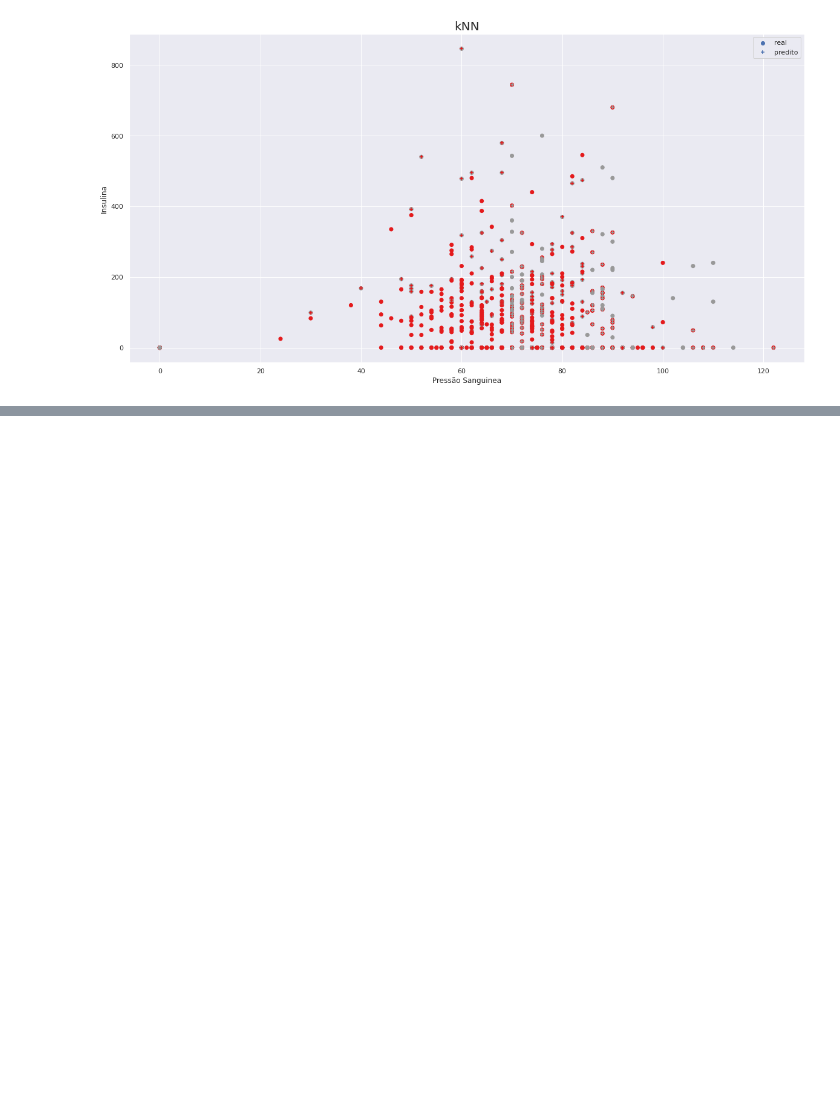
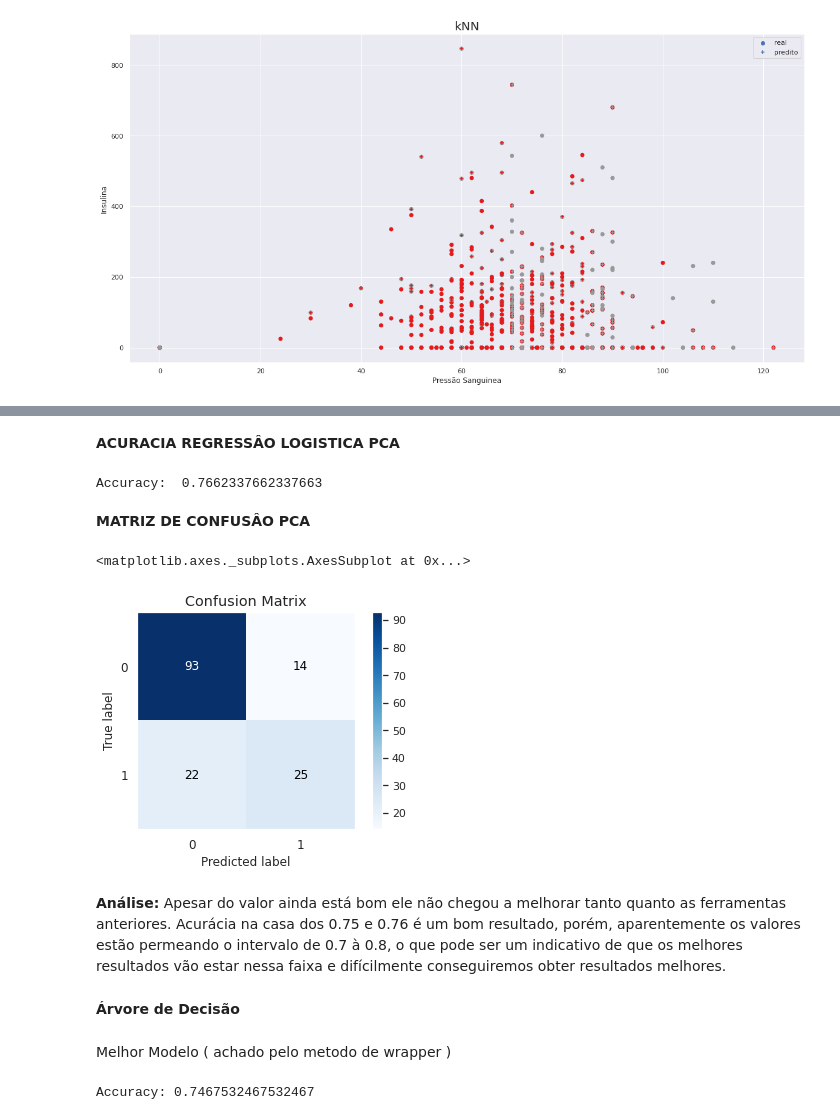
Before and after one commit to ThigasSantos/DataScienceDiabetes, a Jupyter notebook: AnaliseDiabetes.ipynb, the cells around one changed output, grey strips where cells are left out. Cells and saved outputs as stored; diff of their text form; code cells hidden in the pictures; blank space fills up the shorter version.

```diff
--- a/AnaliseDiabetes.ipynb
+++ b/AnaliseDiabetes.ipynb
@@ -491,0 +706,3 @@ plt.show()
+# %%
+X = np.array(np.array(df.iloc[:, 0:7]))
+S = np.cov(np.transpose(X))
@@ -491,0 +722,8 @@ plt.show()
+# %%
+COL_PCA = []
+for p in range(len(pca.explained_variance_ratio_)):
+  COL_PCA.append('PCA_'+str(p))
+
+df_pca = pd.DataFrame(pca.transform(X), columns=COL_PCA)
+df_pca['TARGET'] = df['Outcome']
+df_pca.head()
@@ -491,0 +759,48 @@ plt.show()
+# %% [markdown]
+**ACURACIA REGRESSÂO LOGISTICA PCA**
+# %%
+X = df_pca[['PCA_0', 'PCA_1']]
+y = df_pca['TARGET']
+X_train,X_test,y_train,y_test = train_test_split(X,y,test_size=0.20,random_state=0)
+
+logistic_regression= LogisticRegression()
+logistic_regression.fit(X_train,y_train)
+y_pred=logistic_regression.predict(X_test)
+
+
+print('Accuracy: ',metrics.accuracy_score(y_test, y_pred))
+# %% [output]
+Accuracy:  0.7662337662337663
+# %% [markdown]
+**MATRIZ DE CONFUSÂO PCA**
+# %%
+skplt.metrics.plot_confusion_matrix(y_test,y_pred)
+# %% [output]
+<matplotlib.axes._subplots.AxesSubplot at 0x...>
+[figure, added]
+# %% [markdown]
+**Análise:**
+Apesar do valor ainda está bom ele não chegou a melhorar tanto quanto as ferramentas anteriores. Acurácia na casa dos 0.75 e 0.76 é um bom resultado, porém, aparentemente os valores estão permeando o intervalo de 0.7 à 0.8, o que pode ser um indicativo de que os melhores resultados vão estar nessa faixa e difícilmente conseguiremos obter resultados melhores.
+# %% [markdown]
+**Árvore de Decisão**
+# %% [markdown]
+Melhor Modelo ( achado pelo metodo de wrapper )
+# %%
+from sklearn.tree import DecisionTreeClassifier
+
+X = df[['Pregnancies', 'Glucose','DiabetesPedigreeFunction']]
+y = df['Outcome']
+X_diabetesTrain,X_diabetesTest,y_diabetesTrain,y_diabetesTest = train_test_split(X,y,test_size=0.20,random_state=0)
+
+from imblearn.under_sampling import RandomUnderSampler
+under_sampler = RandomUnderSampler(random_state=42)
+X_res, y_res = under_sampler.fit_resample(X_diabetesTrain, y_diabetesTrain)
+
+arvore_diabetes= DecisionTreeClassifier(max_depth=15,min_samples_split=10,
+          min_samples_leaf=10,max_leaf_nodes=10, random_state=0)
+arvore_diabetes.fit(X_res, y_res)
+
+y_pred = arvore_diabetes.predict(X_diabetesTest)
+print("Accuracy:",metrics.accuracy_score(y_diabetesTest, y_pred))
+# %% [output]
+Accuracy: 0.7467532467532467
```
Also changed, not shown: parts of 70 cells of this notebook.
